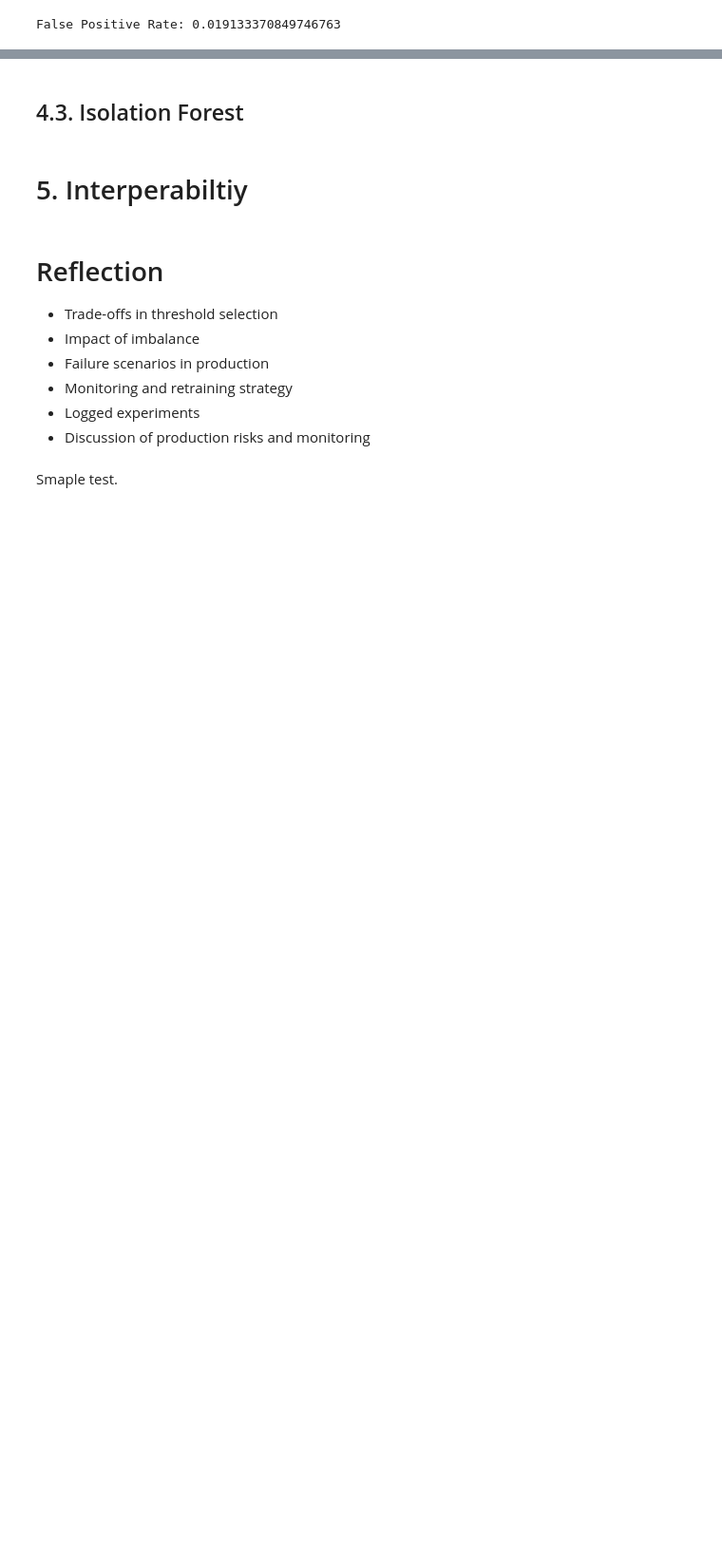
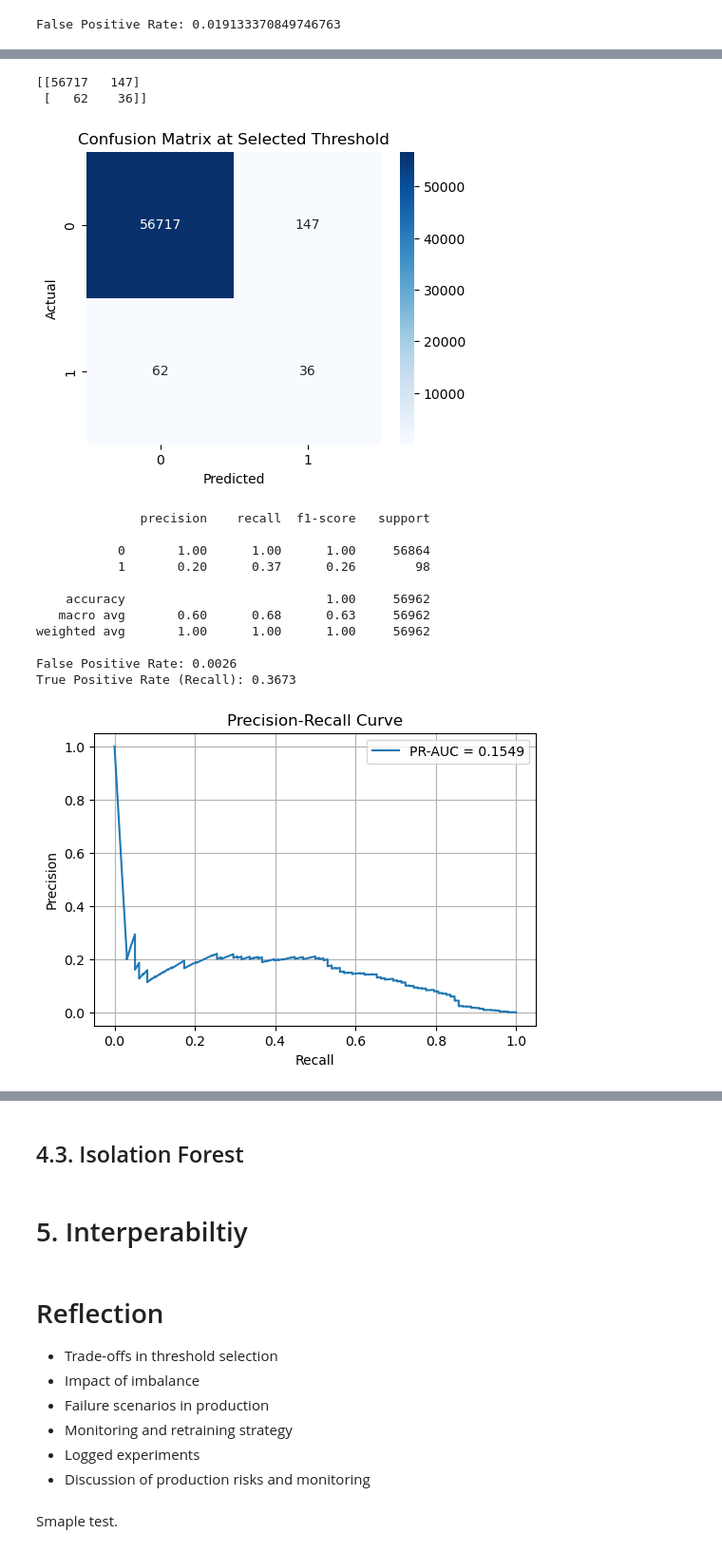
Before and after one commit to Kilomaroon/ECE447Project, a Jupyter notebook: 447Project.ipynb, the cells around one changed output, grey strips where cells are left out. Shown at 95% size. Saved outputs shown, nothing was run; the diff lists cells and outputs as text; code cells hidden in the pictures; blank space fills up the shorter version.

```diff
--- a/447Project.ipynb
+++ b/447Project.ipynb
@@ -632,0 +601,15 @@ False Positive Rate: 0.019133370849746763
+# %%
+results = run_one_class_svm(
+    df,
+    test_size=0.2,
+    nu=0.01,
+    max_train_normal=20000,
+    random_state=42,
+    threshold=0.8
+)
+
+y_test = np.array(results["y_test"])
+y_pred = np.array(results["y_pred"])
+scores = np.array(results["anomaly_scores"])
+X_test_scaled = results["X_test_scaled"]
+print(np.unique(y_pred, return_counts=True))
@@ -632,0 +623,65 @@ False Positive Rate: 0.019133370849746763
+# %%
+# Confusion matrix:
+cm = confusion_matrix(y_test, y_pred)
+print(cm)
+
+plt.figure(figsize=(5, 4))
+sns.heatmap(cm, annot=True, fmt="d", cmap="Blues")
+plt.title("Confusion Matrix at Selected Threshold")
+plt.xlabel("Predicted")
+plt.ylabel("Actual")
+plt.show()
+
+print(classification_report(y_test, y_pred, zero_division=0))
+
+# FPR and Recall analysis:
+tn, fp, fn, tp = cm.ravel()
+
+fpr_value = fp / (fp + tn)
+recall_value = tp / (tp + fn)
+
+print(f"False Positive Rate: {fpr_value:.4f}")
+print(f"True Positive Rate (Recall): {recall_value:.4f}")
+
+# PR curve:
+precision_curve, recall_curve, _ = precision_recall_curve(y_test, scores)
+pr_auc = auc(recall_curve, precision_curve)
+
+plt.figure(figsize=(6, 4))
+plt.plot(recall_curve, precision_curve, label=f"PR-AUC = {pr_auc:.4f}")
+plt.xlabel("Recall")
+plt.ylabel("Precision")
+plt.title("Precision-Recall Curve")
+plt.legend()
+plt.grid(True)
+plt.show()
+
+# ROC curve:
+fpr_curve, tpr_curve, _ = roc_curve(y_test, scores)
+roc_auc = auc(fpr_curve, tpr_curve)
+
+plt.figure(figsize=(6, 4))
+plt.plot(fpr_curve, tpr_curve, label=f"ROC-AUC = {roc_auc:.4f}")
+plt.plot([0, 1], [0, 1], linestyle="--")
+plt.xlabel("False Positive Rate")
+plt.ylabel("True Positive Rate")
+plt.title("ROC Curve")
+plt.legend()
+plt.grid(True)
+plt.show()
+# %% [output]
+[[56717   147]
+ [   62    36]]
+[figure, added]
+              precision    recall  f1-score   support
+
+           0       1.00      1.00      1.00     56864
+           1       0.20      0.37      0.26        98
+
+    accuracy                           1.00     56962
+   macro avg       0.60      0.68      0.63     56962
+weighted avg       1.00      1.00      1.00     56962
+
+False Positive Rate: 0.0026
+True Positive Rate (Recall): 0.3673
+[figure, added]
```
Also changed, not shown: parts of 16 cells of this notebook.
